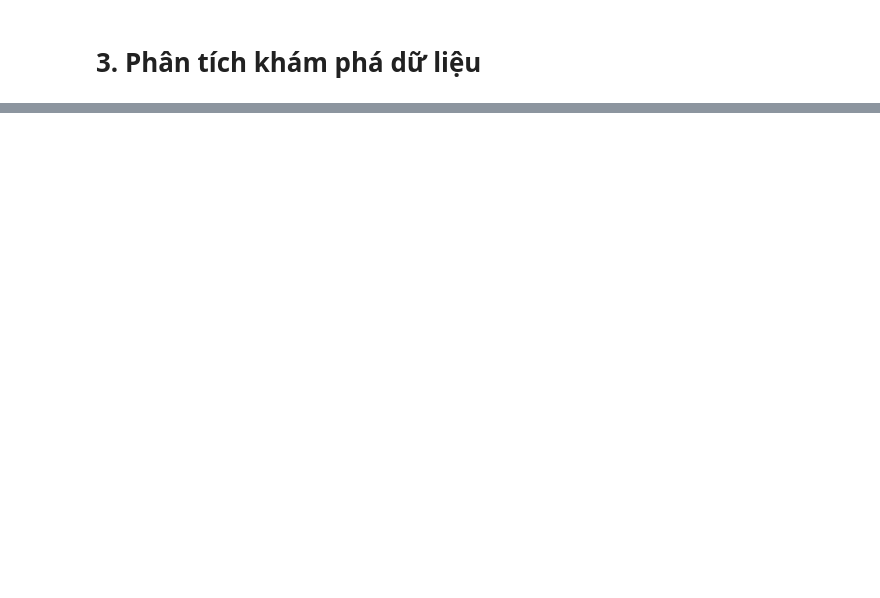
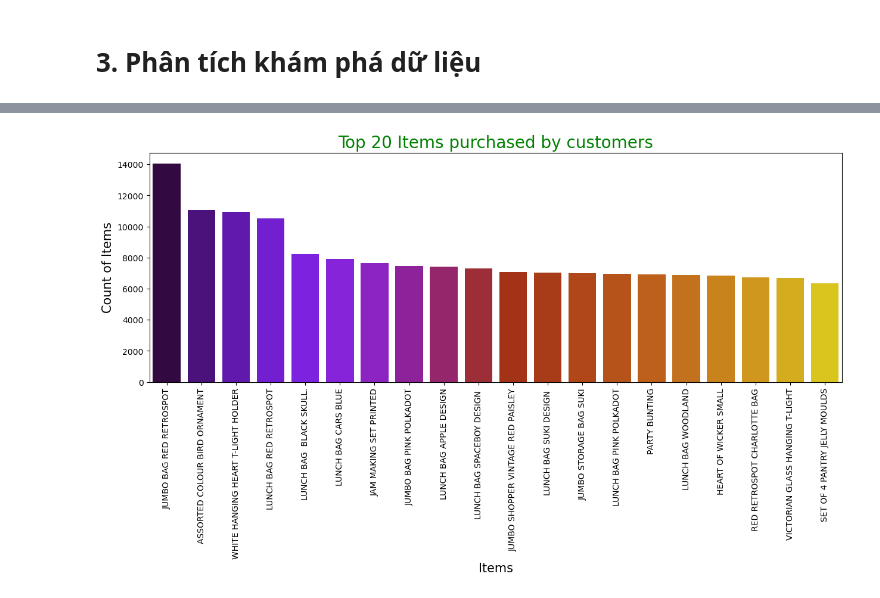
Before and after one commit to Hoang-Nghia-Duc/Hoang-Nghia-Duc-Association-Rule, a Jupyter notebook: GR8_AR.ipynb, the cells around one changed output, grey strips where cells are left out. Cells and saved outputs as stored; diff of their text form; code cells hidden in the pictures; blank space fills up the shorter version.

```diff
--- a/GR8_AR.ipynb
+++ b/GR8_AR.ipynb
@@ -310,0 +267,15 @@ df
+# %%
+
+Item_df = df.groupby('Description')['Quantity'].sum()
+Item_df=Item_df.sort_values(ascending=False)
+
+
+plt.figure(figsize=(15,5))
+sns.barplot(x = Item_df.head(20).index, y = Item_df.head(20).values, palette = 'gnuplot')
+plt.xlabel('Items', size = 15)
+plt.xticks(rotation=90)
+plt.ylabel('Count of Items', size = 15)
+plt.title('Top 20 Items purchased by customers', color = 'green', size = 20)
+plt.show()
+# %% [output]
+[figure, added]
```
Also changed, not shown: parts of 33 cells of this notebook.
